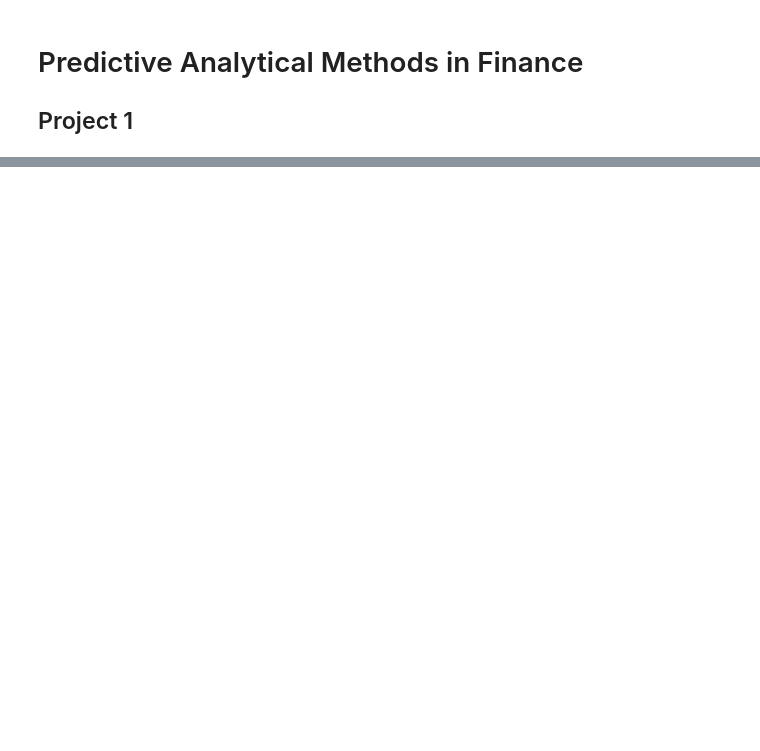
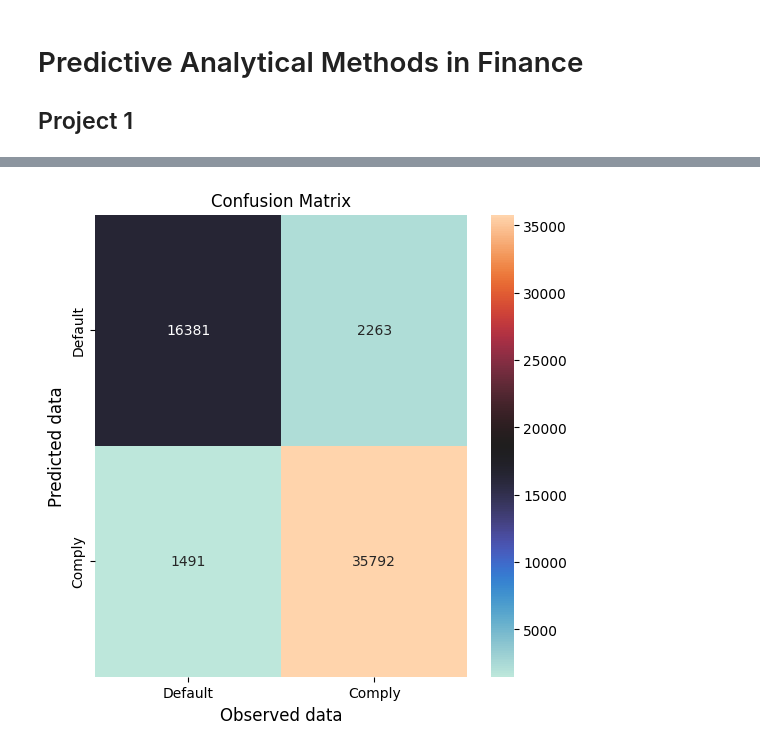
Before and after one commit to CarecaRS/NovaIMS_PM, a Jupyter notebook: project.ipynb, the cells around one changed output, grey strips where cells are left out. Drawn from its saved outputs; the diff is of its cells as text; code cells hidden in the pictures; blank space fills up the shorter version.

```diff
--- a/project.ipynb
+++ b/project.ipynb
@@ -843,42 +579,16 @@ building tree 1000 of 1000
 # %%
-#### MODELO 3. REDE NEURAL
+#### MODEL 3. DEEP NEURAL NETWORK
 import tensorflow as tf
 from tensorflow.keras.losses import categorical_hinge
 
 try:
-    print('Iniciando timer geral e carregando banco de dados de treino.')
+    print('Beginning general timer and loading databases.')
     inicio_geral = timer()
-    try:
-        if any(treino_x) or any(treino_y):
-            print('Bancos de dados de treino e teste já existente, inibindo carregamento dos dados.\n')
-    except:
-        train_data, test_data = carregamento_treino(0.999999)
 
-        print('Calculando dados de média e desvio padrão antes da padronização no banco de dados. Também registrando o nome das features utilizadas')
-        historico, norm = parametros_zscore(train_data, norm=False)
-        print('Informações calculadas, histórico mantido no objeto "historico".\n')
-        tcc_zscore(train_data, norm)
-        print('Normalização do banco de dados realizada, prosseguindo.\n')
-
-
-        # ------ Separação dados de treino e teste
-        print('Realizando procedimentos de separação de amostras para treino do modelo.')
-        target = ['default']
-        tamanho_treino = 0.8
-        treino_x, teste_x, treino_y, teste_y = train_test_split(train_data, test_data, train_size=tamanho_treino, random_state=1)
-        print('Liberando memória...')
-        del train_data, test_data  # libera memória
-        print('Pronto.\n')
-
-        print(f'Número de observações para treino: {treino_x.shape[0]}')
-        print(f'Número de observações para teste: {teste_x.shape[0]}\n')
-
-
-    # ------ Parâmetros do modelo
-    print('Estabelecendo parâmetros do algoritmo de treino.')
+    # ------ Model parameters
+    print('Establishing algorithm parameters.')
     nome_modelo = datetime.datetime.now().strftime("%Y%m%d-%H%M")
     classif_nn = tf.keras.Sequential()
-    #modelo_dnn = keras.Sequential([normalizador])
     classif_nn.add(tf.keras.layers.Dense(64, activation='relu', name='Input_Dense64', input_shape=(treino_x.shape[1],)))
     classif_nn.add(tf.keras.layers.Dropout(0.3, seed=1))
     classif_nn.add(tf.keras.layers.Dense(32, activation='relu', name='Hidden1_Dense64', input_shape=(treino_x.shape[1],)))
@@ -891,53 +601,36 @@ try:
                                             patience=3)
 
 
-    # ------ Fitting do modelo
-    print('Realizando treinamento do modelo...')
+    # ------ Model fitting
+    print('Training the model...')
     inicio_treino = timer()
     classif_nn.fit(treino_x,
                             treino_y,
-                            epochs=3,
+                            epochs=8,
                             validation_data=(teste_x, teste_y),
                             batch_size=32,
+                            verbose=1,
                             callbacks=[callback])
     fim_treino = timer()
-    print(f'Modelo de Rede Neural {nome_modelo} treinado no tempo total de {timedelta(seconds=fim_treino-inicio_treino)}.\n')
-    print('Calculando accuracy e loss do modelo.')
+    print(f'\nNeural Network Model {nome_modelo} trained in {timedelta(seconds=fim_treino-inicio_treino)} total time.\n')
+    print('Computing model accuracy and loss metrics.\n')
     loss, acc_tf = classif_nn.evaluate(teste_x, teste_y)
-    print(f'\nModelo treinado com metrics={classif_nn.metrics_variables[-1].path}')
-    print(f'Accuracy nos dados de treino (TensorFlow): {acc_tf}')
+    print(f'Trained model metrics = {classif_nn.metrics_variables[-1].path}')
+    print(f'Training dataset Accuracy (TensorFlow): {round(acc_tf, 6)}\n')
 
-    # ------ Cálculo das métricas do modelo com os dados de teste
-    print('Métricas de avaliação utilizando banco de dados de TESTE...\n')
-    analise_metricas(classif=classif_nn, X=teste_x, y=teste_y, color='coolwarm')
+    # ------ Model evaluation using test data
+    print('============# Evaluation metrics using TEST dataset #============\n')
+    graph_color = 'icefire'
+    showme_metrics(classif=classif_cat, X=teste_x, y=teste_y, color=graph_color)
 
+    # ------ Model evaluation using validation data
+    print('============# Evaluation metrics using VALIDATION dataset #============\n')
+    showme_metrics(classif=classif_cat, X=valid_x, y=valid_y, color=graph_color)
 
-    # ------ Previsão e métricas com os dados de validação
-    print('Análise dos dados de teste realizada. Limpando memória para verificação com dados de validação.')
-    del treino_x, teste_x, treino_y, teste_y
-    print('Carregando dados de validação.')
-    validacao = pd.read_parquet('data/validacao.parquet')
-    print('Separando o target.')
-    target = ['default']
-    valid_y = validacao[target]
-    valid_x = validacao.drop(target, axis=1)
-
-    print('Calculando dados de média e desvio padrão antes da padronização no banco de dados. Também registrando o nome das features utilizadas')
-    historico_valid, norm = parametros_zscore(valid_x, norm=False)
-    print('Informações calculadas, histórico mantido no objeto "historico_valid". Realizando procedimento de normalização das features.')
-    tcc_zscore(valid_x, norm)
-    print('Normalização do banco de dados realizada, prosseguindo.\n')
-
-
-    # ------ Cálculo das métricas do modelo com os dados de validação
-    print('Métricas de avaliação utilizando banco de dados de VALIDAÇÃO...\n')
-    analise_metricas(classif=classif_nn, X=valid_x, y=valid_y, color='coolwarm')
-
-
-    # ------ Treinamento e resultados prontos
+    # ------ Training and results done
     fim_geral = timer()
-    print(f'Treinamento Modelo de Rede Neural {nome_modelo} realizado com sucesso com um tempo total de {timedelta(seconds=fim_geral-inicio_geral)}.')
+    print(f'Machine Learning (Boosting) Model {nome_modelo} training successfully completed with a total time of {timedelta(seconds=fim_geral-inicio_geral)}.')
 
 except Exception as e:
-    print(f'Erro durante o processo de treinamento: {e}! Favor verificar.')
+    print(f'Some error occured during training: {e}! Please verify this.')
 # %% [output]
@@ -949,0 +654 @@ To enable the following instructions: AVX2 FMA, in other operations, rebuild Ten
+[figure, new version]
```
Also changed, not shown: parts of 17 cells of this notebook.
